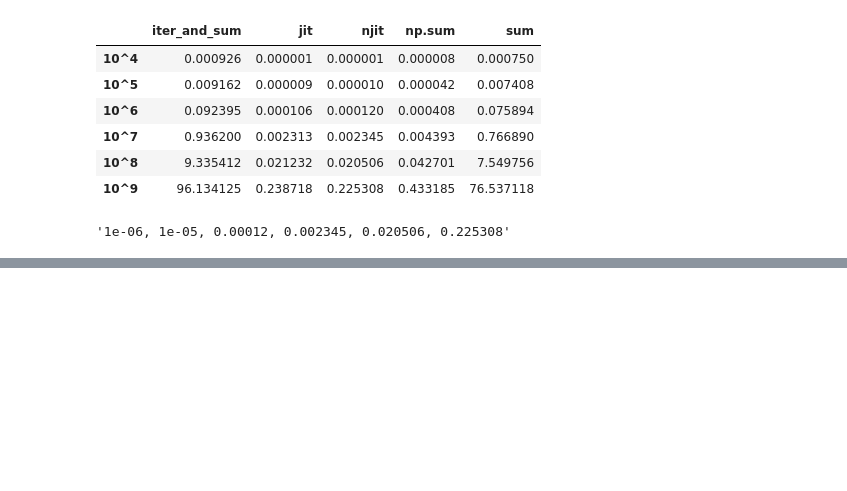
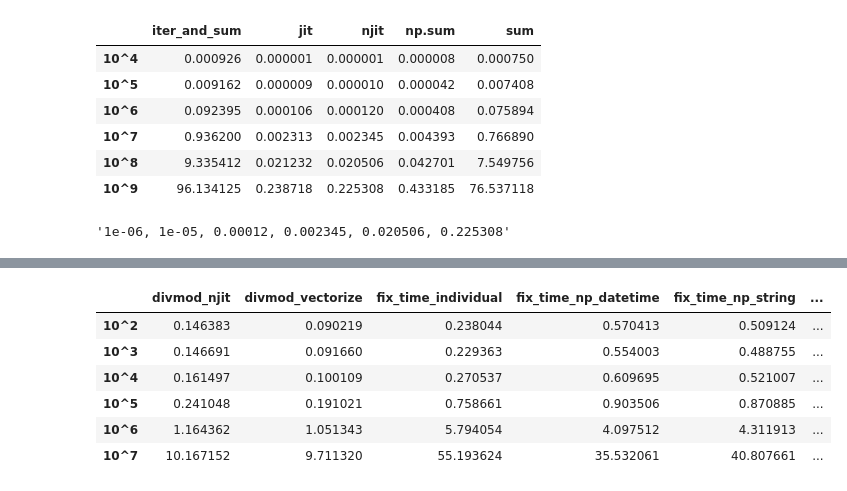
Before and after one commit to villoro/villoro_posts, a Jupyter notebook: numba/check_results.ipynb, the cells around one changed output, grey strips where cells are left out. Saved outputs shown, nothing was run; the diff lists cells and outputs as text; code cells hidden in the pictures; blank space fills up the shorter version.

Commit message:
[NEW] change to azure tests + add i5 results

```diff
--- a/numba/check_results.ipynb
+++ b/numba/check_results.ipynb
@@ -53,3 +53,3 @@ df
 # %%
 with open("results/i5-fix_datetime.yaml", 'r') as infile:
-    data = yaml.load(infile, Loader=yaml.SafeLoader)
+    data1 = yaml.load(infile, Loader=yaml.SafeLoader)
@@ -66,0 +59,13 @@ df
+# %%
+df1 = parse_results(data1)
+df2 = parse_results(data2)
+# %%
+df1
+# %% [output]
+|  | divmod_njit | divmod_vectorize | fix_time_individual | fix_time_np_datetime | fix_time_np_string | ... |
+| 10^2 | 0.146383 | 0.090219 | 0.238044 | 0.570413 | 0.509124 | ... |
+| 10^3 | 0.146691 | 0.091660 | 0.229363 | 0.554003 | 0.488755 | ... |
+| 10^4 | 0.161497 | 0.100109 | 0.270537 | 0.609695 | 0.521007 | ... |
+| 10^5 | 0.241048 | 0.191021 | 0.758661 | 0.903506 | 0.870885 | ... |
+| 10^6 | 1.164362 | 1.051343 | 5.794054 | 4.097512 | 4.311913 | ... |
+| 10^7 | 10.167152 | 9.711320 | 55.193624 | 35.532061 | 40.807661 | ... |
```
Also changed, not shown: parts of 7 cells of this notebook, 2 other files.
